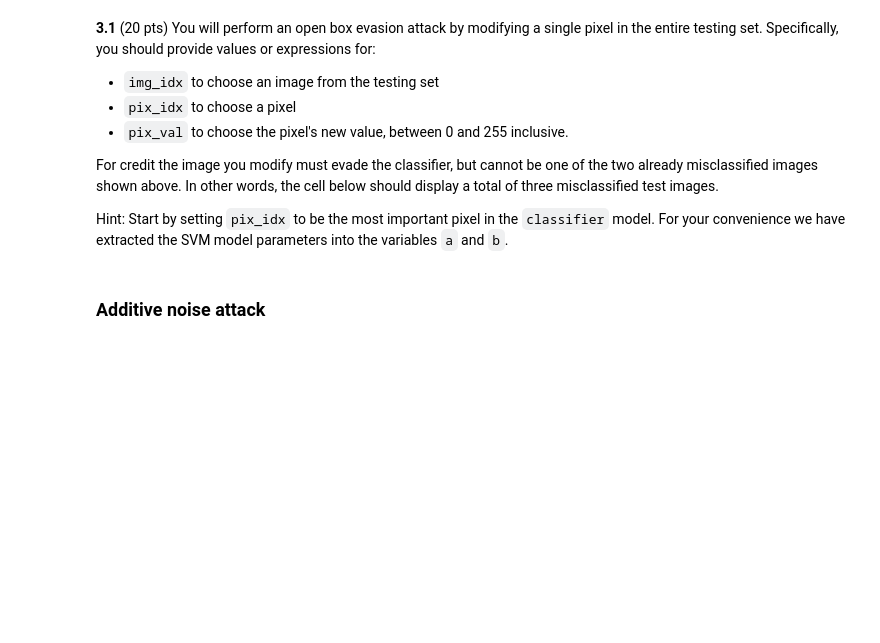
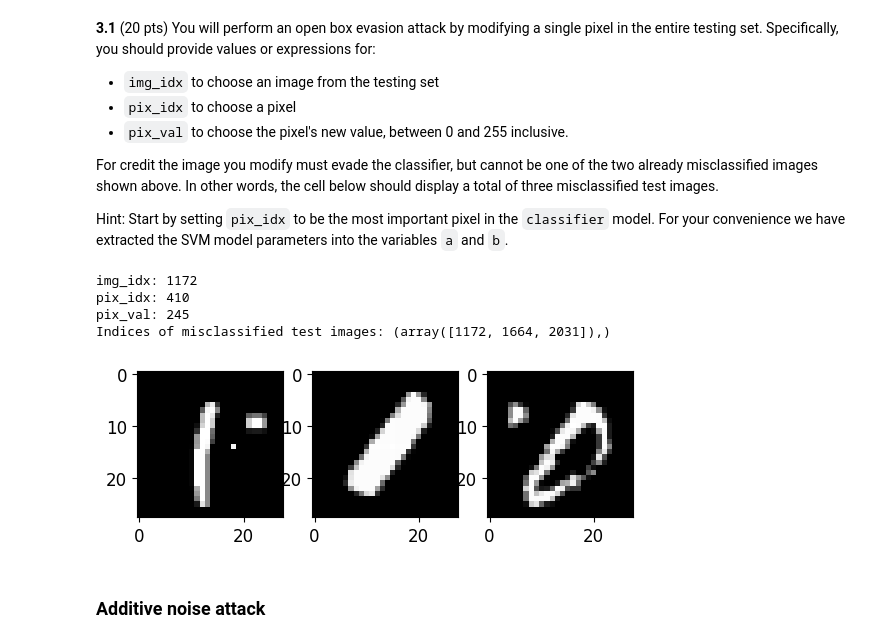
Before and after one commit to aitechroberts/ml_adversary, a Jupyter notebook: HW2.ipynb, the cells around one changed output. Saved outputs shown, nothing was run; the diff lists cells and outputs as text; code cells hidden in the pictures; blank space fills up the shorter version.

```diff
--- a/HW2.ipynb
+++ b/HW2.ipynb
@@ -36,11 +36,18 @@ url = 'https://archive.ics.uci.edu/ml/machine-learning-databases/breast-cancer-w
 cancer_df = pd.read_table(url, sep=',', header=None)
 
 # Extract labels and map to 1 for malignant and -1 for benign
+'''
+This code is a neat and optimized way to:
+1st line: Create numpy array from the labels column
+2nd line: Create a boolean array where 'M' is 1 and the other label is 0
+3rd line: Adapts the labels to 1 and -1 rather than 1, 0 for SVM binary classification
+'''
 labels = cancer_df[1].values
 labels = (labels == 'M').astype(int)
 labels = labels*2 - 1
 
 # Extract the 10 features by dropping the other ones
+'''Drops a lot of presumably unusable data for this problem'''
 cancer_df.drop(np.arange(0,32,3), axis = 1, inplace = True)
 cancer_df.drop(np.arange(1,32,3), axis = 1, inplace = True)
 X = cancer_df.to_numpy()
@@ -51,6 +58,7 @@ def split_standardize(X, labels):
   N, M = X.shape
   indices = [i for i in range(N)]
   random.shuffle(indices)
+  # Taking indexed slices of the randomly distributed indices of the data, funny
   X_train = X[indices[:369]]
   X_val = X[indices[369:469]]
   X_test = X[indices[469:]]
@@ -58,7 +66,11 @@ def split_standardize(X, labels):
   y_val = labels[indices[369:469]]
   y_test = labels[indices[469:]]
 
-  # Standardize features
+  '''
+  Standardize aka Normalize features with scaling, but need to learn
+  why you don't do this before splitting the data like we would have
+  in the MLOps process
+  '''
   data_mean = X_train.mean(axis=0)
   data_std = X_train.std(axis=0)
   X_train -= data_mean
@@ -271,3 +340,68 @@ display_misclassified_images(X_test_1pix, y_test, predictions_1pix)
+# %%
+# SVM model parameters a and b
+a = classifier.coef_
+b = classifier.intercept_
+
+# Copy X_test to X_test_1pix for this single pixel attack
+X_test_1pix = X_test.copy()
+
+# START EDITING HERE - DON'T REMOVE THIS COMMENT
+'''
+The goal here is to select the correct image and the correct pixel
+in the entire dataset. Selecting the correct image comes down to
+assessing datapoints as overall images first by using the a-vector
+to find the image candidate x_i is closest to the decision boundary.
+
+Starts with decision values to find the values passed in SVM for classificaiton
+decision_values = the values of the images passed through decision boundary
+
+correct_classification creates a boolean vector where predictions comes
+from the above classifier predictions
+
+decision_values_correct uses the boolean vector to filter the decision_values array
+
+Eliminating images does not turn out to be a problem because the image
+occurs earlier than the originally misclassified images so no problems in index
+which allows us to use
+img_idx with np.argmin function. np.abs is important because it's just closest to the boundary
+'''
+a = classifier.coef_.flatten()  # First flatten the weight vector for correct linear algebra
+decision_values = np.dot(X_test_1pix, a) + b
+
+# We know the misclassified images from above, but will be more robust for practice and reusability
+correct_classification = (predictions == y_test)
+decision_values_correct = decision_values[correct_classification]
+
+# Find the image closest to the decision boundary aka 0 which returns index
+img_idx = np.argmin(np.abs(decision_values_correct))
+
+# Find the most influential pixel aka the largest value in the a-vector which applies weights to the pixels
+pix_idx = np.argmax(np.abs(a))
+
+# Use the sign of the a-vector weight for that pixel to determine direction to move pixel
+pix_val = X_test_1pix[img_idx, pix_idx] + 1 if a[pix_idx] < 0 else X_test_1pix[img_idx, pix_idx] - 1
+
+# img_idx = 0       # not equal to 1664 or 2031
+# pix_idx = 0       # 0 <= pix_idx < 28*28
+# pix_val = 0       # 0 <= pix_val <= 255
+# END EDITING HERE - DON'T REMOVE THIS COMMENT
+
+print('img_idx:', img_idx)
+print('pix_idx:', pix_idx)
+print('pix_val:', pix_val)
+
+# Modify the single pixel
+X_test_1pix[img_idx, pix_idx] = pix_val
+
+# Display misclassified test images
+predictions_1pix = classifier.predict(X_test_1pix)
+display_misclassified_images(X_test_1pix, y_test, predictions_1pix)
+# %% [output]
+img_idx: 1172
+pix_idx: 410
+pix_val: 245
+Indices of misclassified test images: (array([1172, 1664, 2031]),)
+[figure, added]
 # %% [markdown]
 ### Additive noise attack
 # %% [markdown]
```
Also changed, not shown: parts of 18 cells of this notebook.
